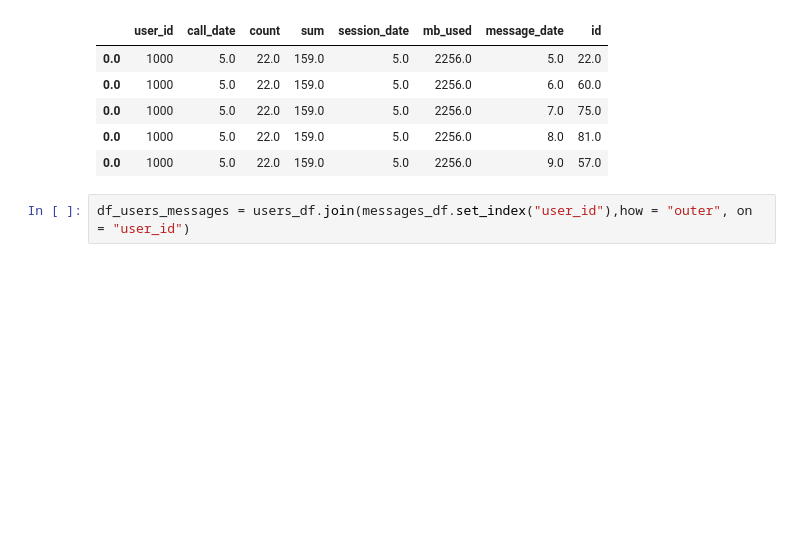
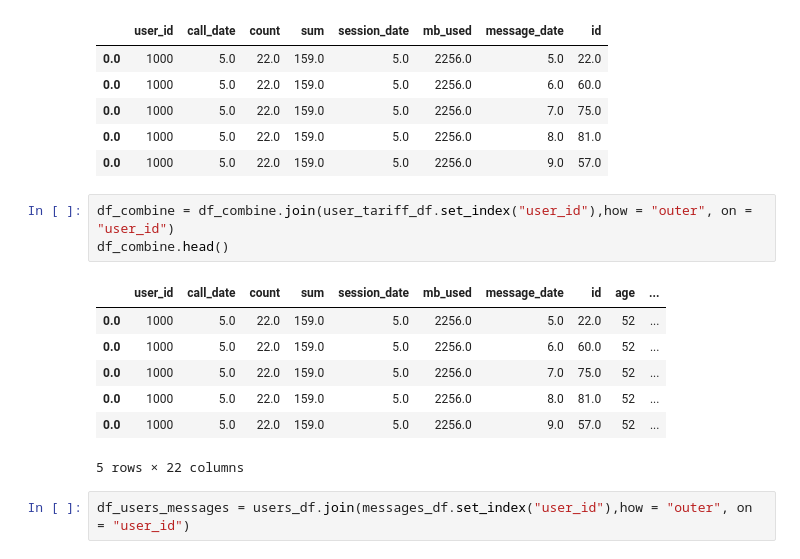
Before and after one commit to kozyreviva/Data_Science, a Jupyter notebook: statistical_analysis.ipynb, the cells around one changed output. Drawn from its saved outputs; the diff is of its cells as text; blank space fills up the shorter version.

```diff
--- a/statistical_analysis.ipynb
+++ b/statistical_analysis.ipynb
@@ -344,5 +344,16 @@ df_combine.head()
 | 0.0 | 1000 | 5.0 | 22.0 | 159.0 | 5.0 | 2256.0 | 7.0 | 75.0 |
 | 0.0 | 1000 | 5.0 | 22.0 | 159.0 | 5.0 | 2256.0 | 8.0 | 81.0 |
 | 0.0 | 1000 | 5.0 | 22.0 | 159.0 | 5.0 | 2256.0 | 9.0 | 57.0 |
+# %%
+df_combine = df_combine.join(user_tariff_df.set_index("user_id"),how = "outer", on = "user_id")
+df_combine.head()
+# %% [output]
+|  | user_id | call_date | count | sum | session_date | mb_used | message_date | id | age | ... |
+| 0.0 | 1000 | 5.0 | 22.0 | 159.0 | 5.0 | 2256.0 | 5.0 | 22.0 | 52 | ... |
+| 0.0 | 1000 | 5.0 | 22.0 | 159.0 | 5.0 | 2256.0 | 6.0 | 60.0 | 52 | ... |
+| 0.0 | 1000 | 5.0 | 22.0 | 159.0 | 5.0 | 2256.0 | 7.0 | 75.0 | 52 | ... |
+| 0.0 | 1000 | 5.0 | 22.0 | 159.0 | 5.0 | 2256.0 | 8.0 | 81.0 | 52 | ... |
+| 0.0 | 1000 | 5.0 | 22.0 | 159.0 | 5.0 | 2256.0 | 9.0 | 57.0 | 52 | ... |
+5 rows × 22 columns
 # %%
 df_users_messages = users_df.join(messages_df.set_index("user_id"),how = "outer", on = "user_id")
```
